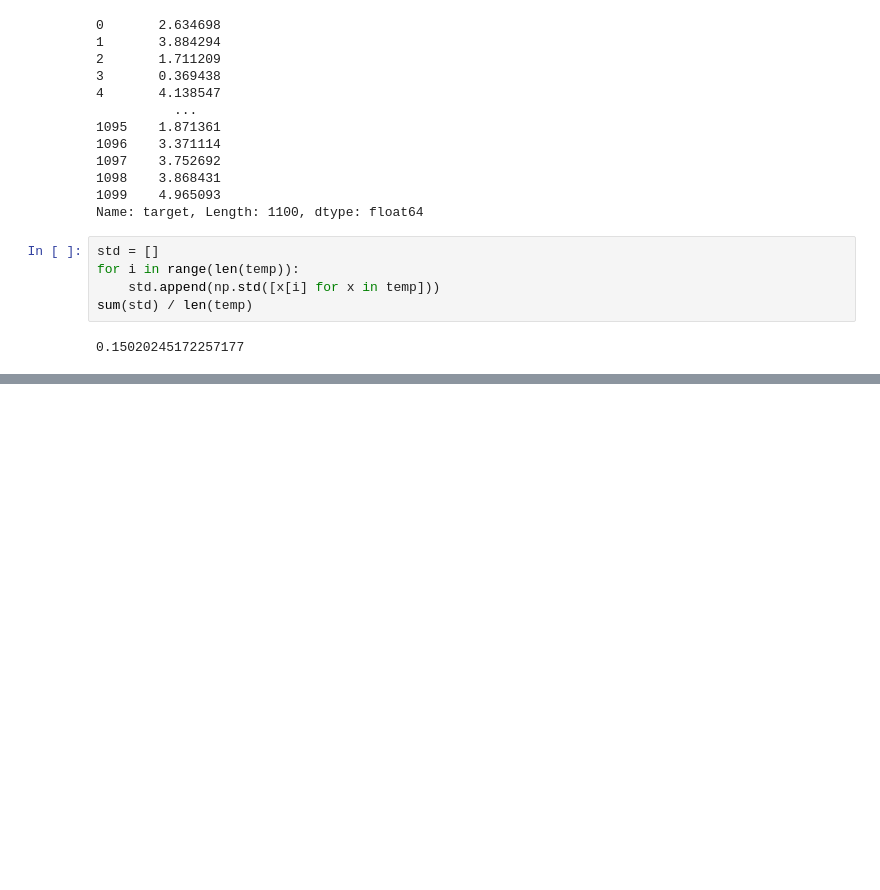
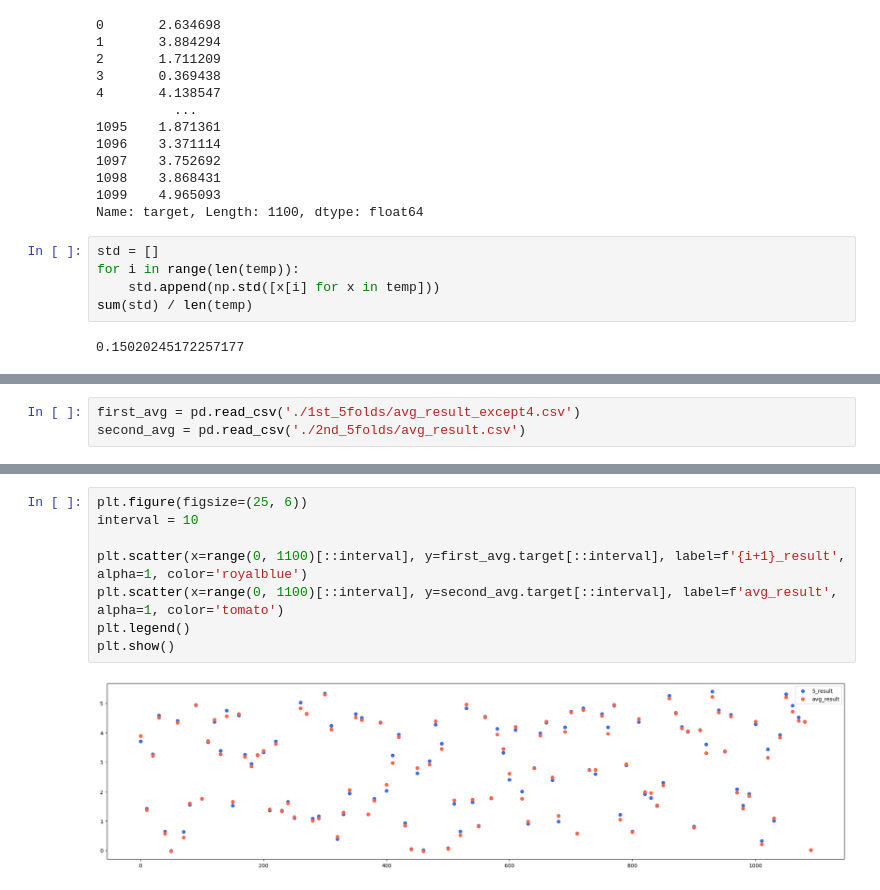
Before and after one commit to boostcampaitech4nlp1/level1_semantictextsimilarity_nlp-level1-nlp-08, a Jupyter notebook: result/kfold_result.ipynb, the cells around one changed output, grey strips where cells are left out. Drawn from its saved outputs; the diff is of its cells as text; blank space fills up the shorter version.

```diff
--- a/result/kfold_result.ipynb
+++ b/result/kfold_result.ipynb
@@ -107,0 +160,3 @@ sum(std) / len(temp)
+# %%
+first_avg = pd.read_csv('./1st_5folds/avg_result_except4.csv')
+second_avg = pd.read_csv('./2nd_5folds/avg_result.csv')
@@ -107,0 +179,10 @@ sum(std) / len(temp)
+# %%
+plt.figure(figsize=(25, 6))
+interval = 10
+
+plt.scatter(x=range(0, 1100)[::interval], y=first_avg.target[::interval], label=f'{i+1}_result', alpha=1, color='royalblue')
+plt.scatter(x=range(0, 1100)[::interval], y=second_avg.target[::interval], label=f'avg_result', alpha=1, color='tomato')
+plt.legend()
+plt.show()
+# %% [output]
+[figure, added]
```
Also changed, not shown: parts of 11 cells of this notebook, 1 other file.
